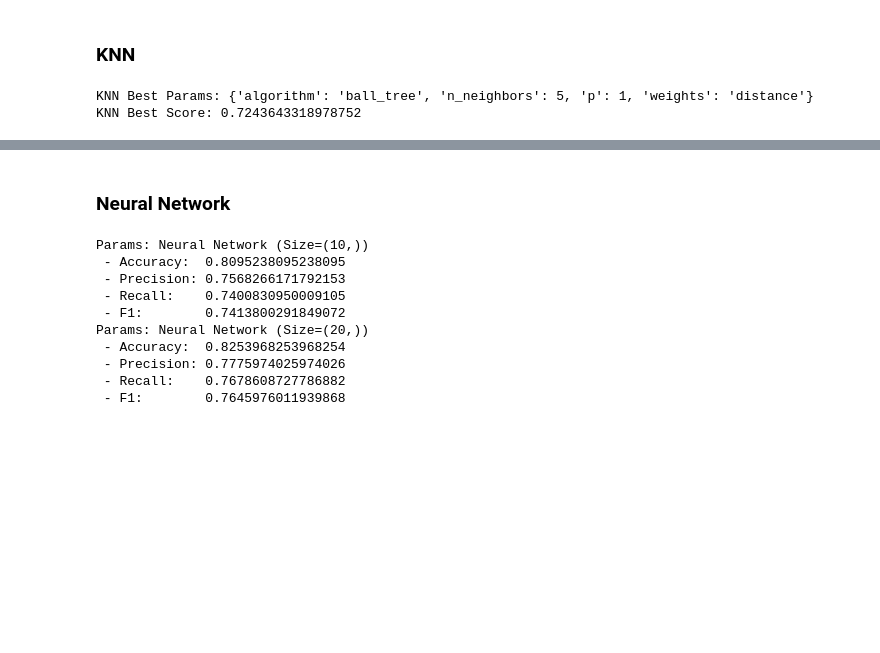
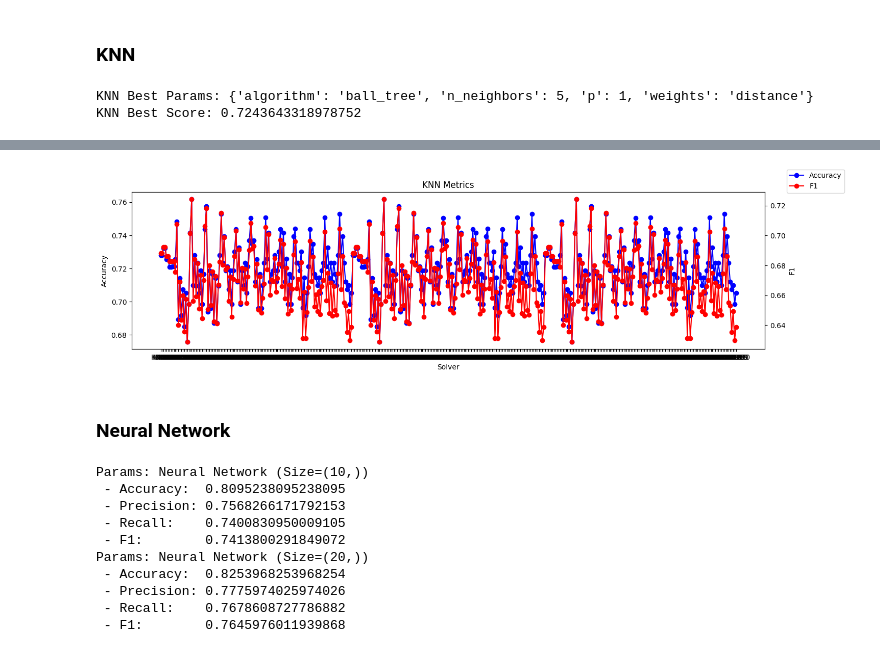
Before and after one commit to tikkikkit21/WeatherML, a Jupyter notebook: research.ipynb, the cells around one changed output, grey strips where cells are left out. Drawn from its saved outputs; the diff is of its cells as text; code cells hidden in the pictures; blank space fills up the shorter version.

```diff
--- a/research.ipynb
+++ b/research.ipynb
@@ -407,3 +510,19 @@ print('KNN Best Score:', knn_grid.best_score_)
 # %% [output]
 KNN Best Params: {'algorithm': 'ball_tree', 'n_neighbors': 5, 'p': 1, 'weights': 'distance'}
 KNN Best Score: 0.7243643318978752
+# %%
+i = 0
+knn_codes = []
+knn_acc = []
+knn_f1 = []
+for param in knn_grid.cv_results_['params']:
+    code = f'KNN{i + 1}'
+    knn_codes.append(code)
+    acc = knn_grid.cv_results_['mean_test_accuracy'][i]
+    knn_acc.append(acc)
+    f1 = knn_grid.cv_results_['mean_test_f1_macro'][i]
+    knn_f1.append(f1)
+    print(f'{code}:', param)
+    print(f' - Acc:', acc)
+    print(f' - F1: ', f1)
+    i += 1
@@ -410,3 +547,20 @@ KNN Best Score: 0.7243643318978752
+# %%
+fig, ax1 = plt.subplots(figsize=(16,4))
+
+ax1.plot(knn_codes, knn_acc, 'b-', label='Accuracy', marker='o')
+ax1.set_xlabel('Solver')
+ax1.set_ylabel('Accuracy')
+# ax1.set_ylim(0.76, 0.82)
+
+ax2 = ax1.twinx()
+ax2.plot(knn_codes, knn_f1, 'r-', label='F1', marker='o')
+ax2.set_ylabel('F1')
+# ax2.set_ylim(0.76, 0.82)
+
+plt.title('KNN Metrics')
+fig.legend(loc='upper right');
+# %% [output]
+[figure, added]
 # %% [markdown]
 ### Neural Network
 # %%
```
Also changed, not shown: parts of 10 cells of this notebook.
